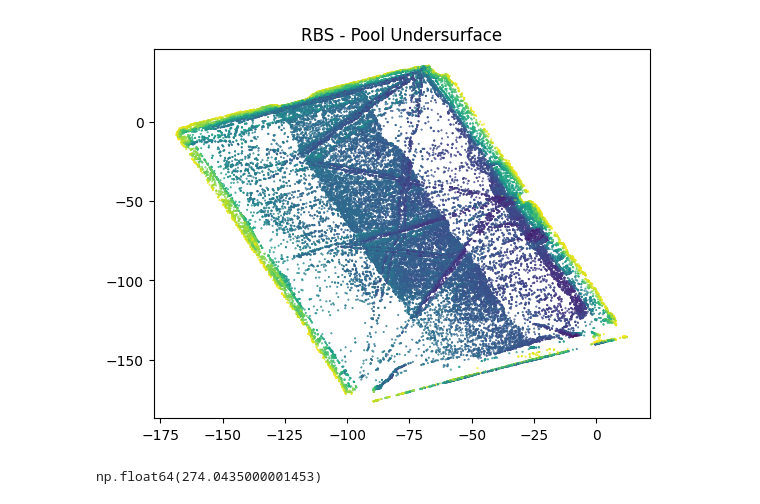
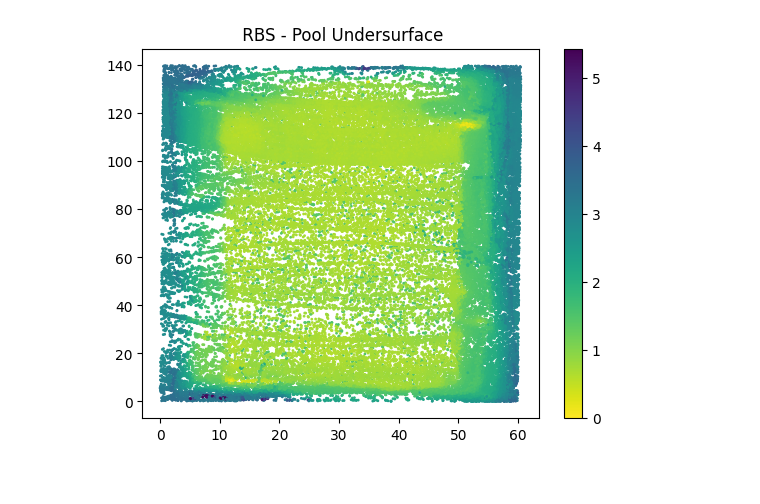
Before and after one commit to Kauel-Chile/sqm_batimetria, a Jupyter notebook: notebooks/model_interfaces.ipynb, the cells around one changed output. Cells and saved outputs as stored; diff of their text form; code cells hidden in the pictures.

```diff
--- a/notebooks/model_interfaces.ipynb
+++ b/notebooks/model_interfaces.ipynb
@@ -171,7 +171,7 @@ def main(points, neighborhood_size=1):
     points_norm[:, :3] = points_
 
     return {
-        'points': points,
+        'points': np.array(final_result),
         'points_norm': points_norm,
         'x_min': x_min,
         'x_max': x_max,
@@ -183,13 +183,13 @@ def main(points, neighborhood_size=1):
 
 # Uso
 if __name__ == "__main__":
-    NAME_PROJECT = '1B'
-    PATH_PROJECT_LAS = f'../data/pozas_110125_100_10_120/{NAME_PROJECT}_col_0_row_0.las'
-    LIMIT = 1_000_000
+    NAME_PROJECT = 'RBS'
+    PATH_PROJECT_LAS = f'../data/pozas_110125_100_10_120/{NAME_PROJECT}_col_0_row_1_19s.las'
+    LIMIT = 100_000
 
-    points, colors, rgba_colors, reflectances = get_points_and_colors([PATH_PROJECT_LAS], limit=LIMIT)
+    points, colors, rgba_colors, classes = get_points_and_colors([PATH_PROJECT_LAS], limit=LIMIT)
 
-    data = main(points, neighborhood_size=0.1)
+    data = main(points, neighborhood_size=0.4)
     points_norm = data.get('points_norm', None)
 
     one_result = points_norm[np.where(points_norm[:,3] == 1)][:,:-1]
@@ -268,9 +325,9 @@ X = two_result[:, 0]
 Y = two_result[:, 1]
 Z = two_result[:, 2]
 
-points = two_result # Load your point cloud as a numpy array (N, 3)
+ # Load your point cloud as a numpy array (N, 3)
 plane1 = pyrsc.Plane()
-best_eq, best_inliers = plane1.fit(points, 0.01)
+best_eq, best_inliers = plane1.fit(water_points, 0.01)
 
 
 # Si deseas obtener la ecuación del plano en forma Ax + By + Cz + D = 0
@@ -291,8 +348,8 @@ plane = pv.StructuredGrid(xx, yy, zz)
 plotter = pv.Plotter()
 
 # Separar los puntos por encima y por debajo del plano
-below_plane = distances < 0
-above_plane = distances >= 0
+below_plane = distances < -delta
+above_plane = distances >= delta
 
 # Añadir los puntos por debajo del plano en rojo
 points_below = pv.PolyData(np.column_stack((X[below_plane], Y[below_plane], Z[below_plane])))
@@ -406,20 +370,28 @@ Widget(value='<iframe src="http://localhost:41835/index.html?ui=P_0x7dcdad8ea7d0
 # %%
-x = points_rotated[below_plane,0]
-y = points_rotated[below_plane,1]
-z = points_rotated[below_plane,2]
+above_below = np.ma.mask_or(above_plane, below_plane, shrink=False)
+
+pool_points = two_result[above_below]
+all_points = np.concatenate((one_result, pool_points), axis=0)
+
+x = all_points[:, 0]
+y = all_points[:,1]
+z = all_points[:,2]
+
+#x = points[below_plane,0]
+#y = points[below_plane,1]
+#z = (-D) - points[below_plane,2]
+
 
 x = x * (data.get('x_max') - data.get('x_min'))
 y = y * (data.get('y_max') - data.get('y_min'))
 z = z * (data.get('z_max') - data.get('z_min'))
 
-plt.title('RBS - Pool Undersurface')
-plt.scatter(x, y, c=z, cmap='viridis_r', s=0.2)
-#plt.colorbar()
-plt.savefig('img.png', dpi=300)
+
+
+plt.title(f' {NAME_PROJECT} - Pool Undersurface')
+plt.scatter(x, y, c=z, cmap='viridis_r', s=1)
+plt.colorbar()
+plt.savefig(f'{NAME_PROJECT}_map_distance.png', dpi=300)
 plt.show()
 # %% [output]
-[figure, old version]
+[figure, new version]
-# %%
-data.get('z_max') - data.get('z_min')
-# %% [output]
-np.float64(274.0435000001453)
```
Also changed, not shown: parts of 7 cells of this notebook.
